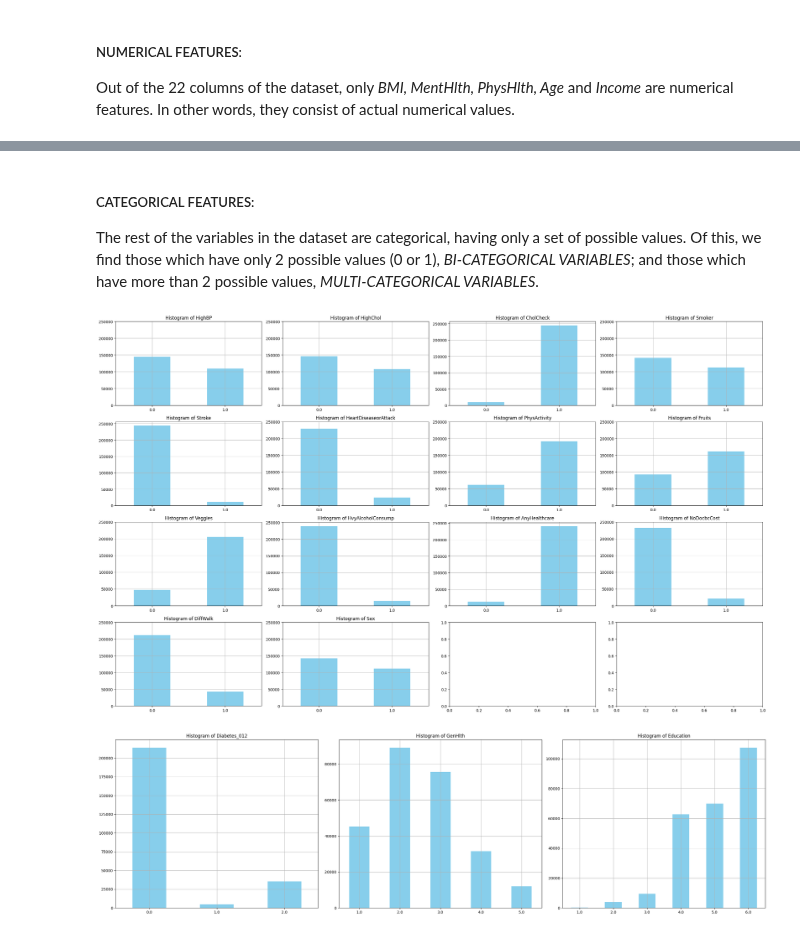
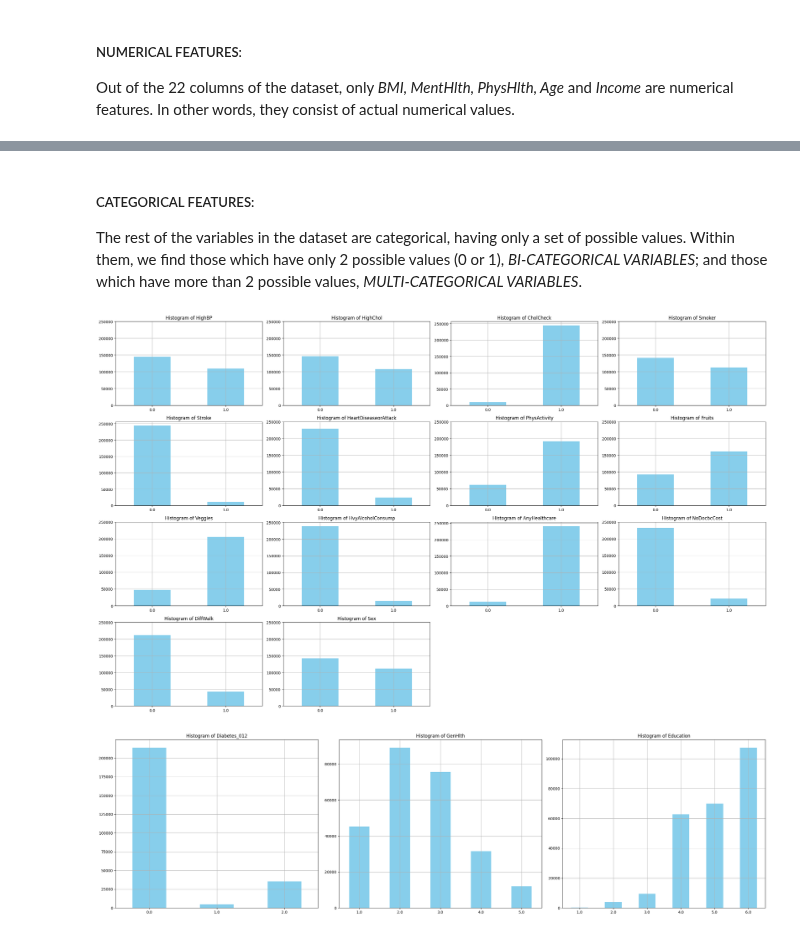
Before and after one commit to AliGarAlon/Diabetes_Project, a Jupyter notebook: diabetes_model.ipynb, the cells around one changed output, grey strips where cells are left out. Cells and saved outputs as stored; diff of their text form; code cells hidden in the pictures.

```diff
--- a/diabetes_model.ipynb
+++ b/diabetes_model.ipynb
@@ -7,0 +51,5 @@ import plotly.express as px
+# %%
+# Use the desired dataset and remove the other 2:
+df = pd.read_csv('/content/drive/MyDrive/csvs/diabetes_012_health_indicators_BRFSS2015.csv')
+!rm /content/drive/MyDrive/csvs/diabetes_binary_health_indicators_BRFSS2015.csv
+!rm /content/drive/MyDrive/csvs/diabetes_binary_5050split_health_indicators_BRFSS2015.csv
@@ -18,5 +63,5 @@ Available datasets:
 # %%
-df = pd.read_csv('/kaggle/input/diabetes-health-indicators-dataset/diabetes_012_health_indicators_BRFSS2015.csv')
+# df = pd.read_csv('/kaggle/input/diabetes-health-indicators-dataset/diabetes_012_health_indicators_BRFSS2015.csv')
 # %% [markdown]
 # Data understanding:
 Questions that one might ask based on this dataset:
@@ -115,34 +163,38 @@ plt.show()
 # %% [markdown]
 ##### CATEGORICAL FEATURES:
-The rest of the variables in the dataset are categorical, having only a set of possible values. Of this, we find those which have only 2 possible values (0 or 1), *BI-CATEGORICAL VARIABLES*; and those which have more than 2 possible values, *MULTI-CATEGORICAL VARIABLES*.
+The rest of the variables in the dataset are categorical, having only a set of possible values. Within them, we find those which have only 2 possible values (0 or 1), *BI-CATEGORICAL VARIABLES*; and those which have more than 2 possible values, *MULTI-CATEGORICAL VARIABLES*.
 # %%
 # BI-CATEGORICAL VARIABLES:
 df_biCategorical = df[['HighBP','HighChol','CholCheck','Smoker','Stroke','HeartDiseaseorAttack','PhysActivity','Fruits','Veggies','HvyAlcoholConsump','AnyHealthcare','NoDocbcCost','DiffWalk','Sex']]
 
 # Creation of subplots:
 fig, axes = plt.subplots(nrows=4, ncols=4, figsize=(25, 15)) #'axes' is an array with two elements, 2D.
                                                             # Each 'axes' object represents one subplot.
 
 # Flatten the axes array to a 1D array
 axes = axes.flatten()#Converting the 2D array of axes objects into a 1D array.
                      #Useful when you want iterating over the subplots,
                      #regardless of whether there is one row or multiple rows.
+
+# Remove empty subplot in row 2, column 3 because it is empty
+fig.delaxes(axes[-2])
+fig.delaxes(axes[-1])
 
 for i, feature in enumerate(df_biCategorical.columns):
     ax = axes[i]
     df_biCategorical[feature].value_counts().sort_index().plot(kind='bar', color='skyblue', ax=ax)
     ax.set_title(f'Histogram of {feature}')
     ax.set_xlabel('')
     # Rotate x-axis labels
     ax.set_xticklabels(ax.get_xticklabels(), rotation=0)
     ax.set_yticks(np.arange(0, 300000, 50000))
     ax.grid(True)
 
 # Adjust layout
 plt.tight_layout()
 plt.show()
 # %% [output]
-[figure, old version]
+[figure, new version]
 # %%
 #MULTI-CATEGORICAL VARIABLES:
 df_multiCategorical = df[['Diabetes_012','GenHlth','Education']]
```
Also changed, not shown: parts of 12 cells of this notebook.
